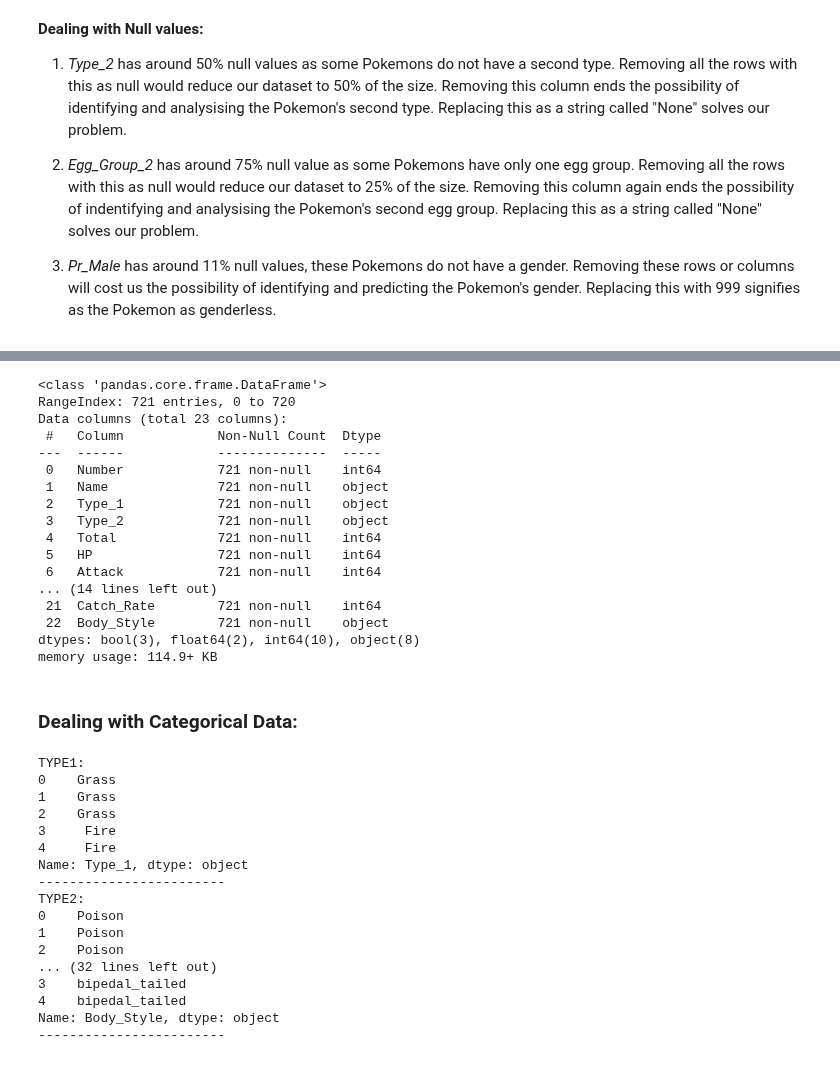
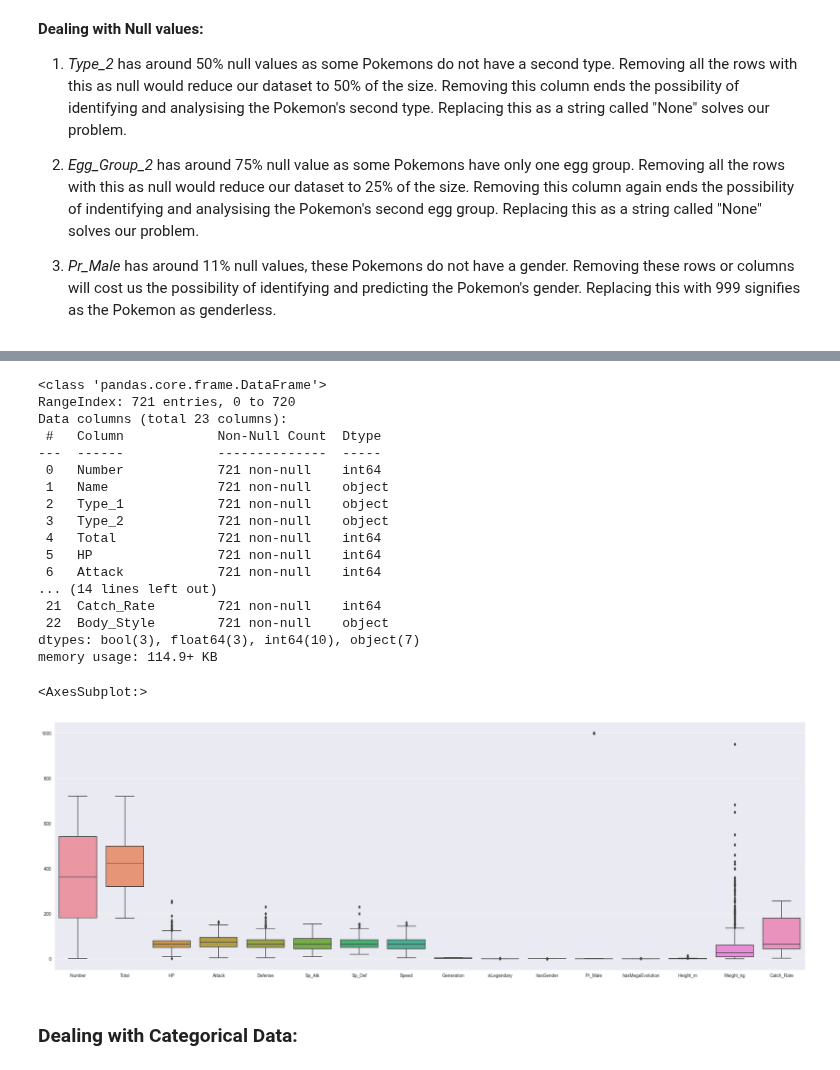
Before and after one commit to AAMAB/F21DL, a Jupyter notebook: Group17 DMML.ipynb, the cells around one changed output, grey strips where cells are left out. Drawn from its saved outputs; the diff is of its cells as text; code cells hidden in the pictures.

```diff
--- a/Group17 DMML.ipynb
+++ b/Group17 DMML.ipynb
@@ -124,7 +164,7 @@ pokemon['Type_2'].fillna("None", inplace = True)
 # changing null values of Egg_Group_2 to string "None"
 pokemon['Egg_Group_2'].fillna("None", inplace = True)
 # changing null values of Pr_Male to 999
-pokemon['Pr_Male'].fillna("999", inplace = True)
+pokemon['Pr_Male'].fillna(999, inplace = True)
 
 pokemon.info()
 # %% [output]
@@ -143,45 +183,13 @@ Data columns (total 23 columns):
 ... (14 lines left out)
  21  Catch_Rate        721 non-null    int64
  22  Body_Style        721 non-null    object
-dtypes: bool(3), float64(2), int64(10), object(8)
+dtypes: bool(3), float64(3), int64(10), object(7)
 memory usage: 114.9+ KB
+# %%
+plt.figure(figsize = (30, 10))
+sns.boxplot(data = pokemon)
+# %% [output]
+<AxesSubplot:>
+[figure, added]
 # %% [markdown]
 ### Dealing with Categorical Data:
-# %%
-#The data before:
-print("TYPE1:")
-print(pokemon["Type_1"].head())
-print("------------------------")
-print("TYPE2:")
-print(pokemon["Type_2"].head())
-print("------------------------")
-print("EGG_GROUP_1:")
-print(pokemon["Egg_Group_1"].head())
-print("------------------------")
-print("EGG_GROUP_2:")
-print(pokemon["Egg_Group_2"].head())
-print("------------------------")
-print("COLOR:")
-print(pokemon["Color"].head())
-print("------------------------")
-print("BODY_STYLE:")
-print(pokemon["Body_Style"].head())
-print("------------------------")
-# %% [output]
-TYPE1:
-0    Grass
-1    Grass
-2    Grass
-3     Fire
-4     Fire
-Name: Type_1, dtype: object
-------------------------
-TYPE2:
-0    Poison
-1    Poison
-2    Poison
-... (32 lines left out)
-3    bipedal_tailed
-4    bipedal_tailed
-Name: Body_Style, dtype: object
-------------------------
```
Also changed, not shown: parts of 19 cells of this notebook.
